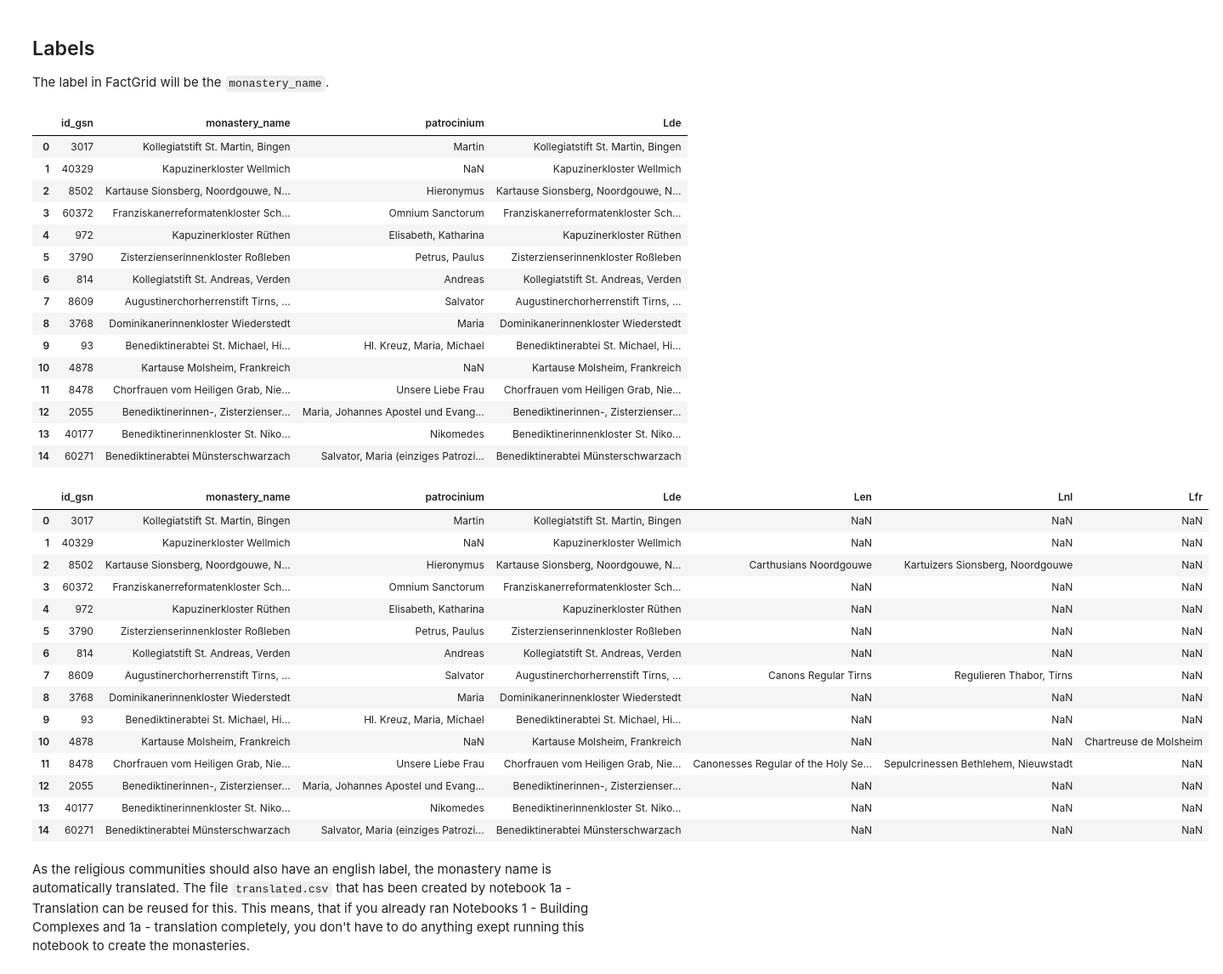
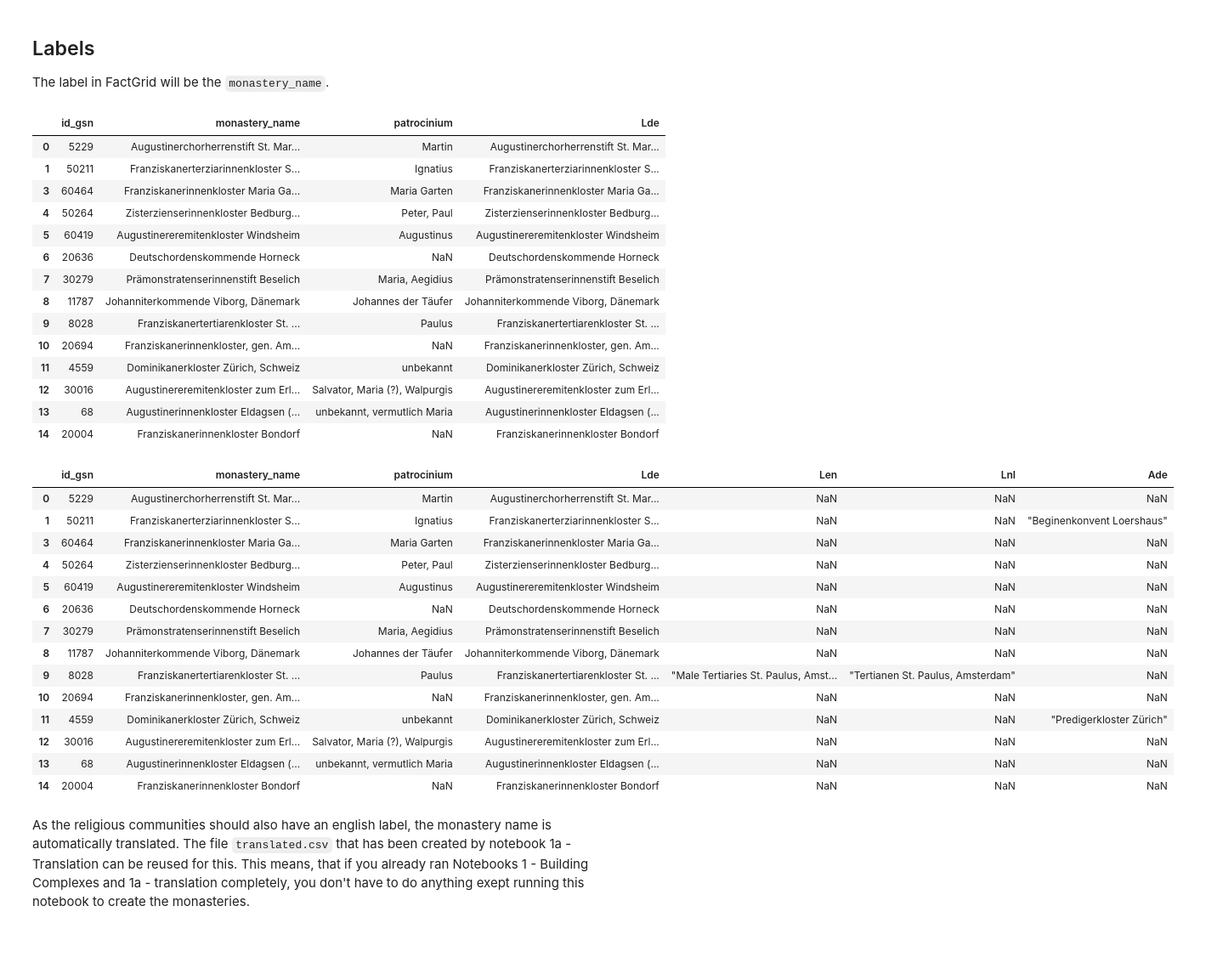
Before and after one commit to Germania-Sacra/DomVoc, a Jupyter notebook: 2 - Monasteries.ipynb, the cells around one changed output. Shown at 85% size. Cells and saved outputs as stored; diff of their text form; code cells hidden in the pictures; blank space fills up the shorter version.

```diff
--- a/2 - Monasteries.ipynb
+++ b/2 - Monasteries.ipynb
@@ -34,6 +34,7 @@ The next cell prepares the datasets for the workflow. First, the table `gs_monas
 monasteries_online = dataframes["gs_monastery"][dataframes["gs_monastery"]["status"] == "Online"]
 # Drop irrelevant columns
 prepared_df = monasteries_online[["id_gsn", "monastery_name", "patrocinium"]]
-prepared_df = prepared_df[~prepared_df["id_gsn"].isin(dataframes["monasteries_in_factgrid"]["KlosterdatenbankID"])]
+print(f'{len(prepared_df[prepared_df["id_gsn"].isin(dataframes["monasteries_in_factgrid"]["KlosterdatenbankID"].astype(int))])} monasteries already exist in FactGrid and are filtered out')
+prepared_df = prepared_df[~prepared_df["id_gsn"].isin(dataframes["monasteries_in_factgrid"]["KlosterdatenbankID"].astype(int))]
 prepared_df
 # %% [output]
@@ -62,47 +63,45 @@ prepared_df["Lde"] = prepared_df["monastery_name"]
 prepared_df
 # %% [output]
 |  | id_gsn | monastery_name | patrocinium | Lde |
-| 0 | 3017 | Kollegiatstift St. Martin, Bingen | Martin | Kollegiatstift St. Martin, Bingen |
-| 1 | 40329 | Kapuzinerkloster Wellmich | NaN | Kapuzinerkloster Wellmich |
-| 2 | 8502 | Kartause Sionsberg, Noordgouwe, N... | Hieronymus | Kartause Sionsberg, Noordgouwe, N... |
-| 3 | 60372 | Franziskanerreformatenkloster Sch... | Omnium Sanctorum | Franziskanerreformatenkloster Sch... |
-| 4 | 972 | Kapuzinerkloster Rüthen | Elisabeth, Katharina | Kapuzinerkloster Rüthen |
-| 5 | 3790 | Zisterzienserinnenkloster Roßleben | Petrus, Paulus | Zisterzienserinnenkloster Roßleben |
-| 6 | 814 | Kollegiatstift St. Andreas, Verden | Andreas | Kollegiatstift St. Andreas, Verden |
-| 7 | 8609 | Augustinerchorherrenstift Tirns, ... | Salvator | Augustinerchorherrenstift Tirns, ... |
-| 8 | 3768 | Dominikanerinnenkloster Wiederstedt | Maria | Dominikanerinnenkloster Wiederstedt |
-| 9 | 93 | Benediktinerabtei St. Michael, Hi... | Hl. Kreuz, Maria, Michael | Benediktinerabtei St. Michael, Hi... |
-| 10 | 4878 | Kartause Molsheim, Frankreich | NaN | Kartause Molsheim, Frankreich |
-| 11 | 8478 | Chorfrauen vom Heiligen Grab, Nie... | Unsere Liebe Frau | Chorfrauen vom Heiligen Grab, Nie... |
-| 12 | 2055 | Benediktinerinnen-, Zisterzienser... | Maria, Johannes Apostel und Evang... | Benediktinerinnen-, Zisterzienser... |
-| 13 | 40177 | Benediktinerinnenkloster St. Niko... | Nikomedes | Benediktinerinnenkloster St. Niko... |
-| 14 | 60271 | Benediktinerabtei Münsterschwarzach | Salvator, Maria (einziges Patrozi... | Benediktinerabtei Münsterschwarzach |
+| 0 | 5229 | Augustinerchorherrenstift St. Mar... | Martin | Augustinerchorherrenstift St. Mar... |
+| 1 | 50211 | Franziskanerterziarinnenkloster S... | Ignatius | Franziskanerterziarinnenkloster S... |
+| 3 | 60464 | Franziskanerinnenkloster Maria Ga... | Maria Garten | Franziskanerinnenkloster Maria Ga... |
+| 4 | 50264 | Zisterzienserinnenkloster Bedburg... | Peter, Paul | Zisterzienserinnenkloster Bedburg... |
+| 5 | 60419 | Augustinereremitenkloster Windsheim | Augustinus | Augustinereremitenkloster Windsheim |
+| 6 | 20636 | Deutschordenskommende Horneck | NaN | Deutschordenskommende Horneck |
+| 7 | 30279 | Prämonstratenserinnenstift Beselich | Maria, Aegidius | Prämonstratenserinnenstift Beselich |
+| 8 | 11787 | Johanniterkommende Viborg, Dänemark | Johannes der Täufer | Johanniterkommende Viborg, Dänemark |
+| 9 | 8028 | Franziskanertertiarenkloster St. ... | Paulus | Franziskanertertiarenkloster St. ... |
+| 10 | 20694 | Franziskanerinnenkloster, gen. Am... | NaN | Franziskanerinnenkloster, gen. Am... |
+| 11 | 4559 | Dominikanerkloster Zürich, Schweiz | unbekannt | Dominikanerkloster Zürich, Schweiz |
+| 12 | 30016 | Augustinereremitenkloster zum Erl... | Salvator, Maria (?), Walpurgis | Augustinereremitenkloster zum Erl... |
+| 13 | 68 | Augustinerinnenkloster Eldagsen (... | unbekannt, vermutlich Maria | Augustinerinnenkloster Eldagsen (... |
+| 14 | 20004 | Franziskanerinnenkloster Bondorf | NaN | Franziskanerinnenkloster Bondorf |
 # %%
 gs_alt_label_monastery = dataframes["gs_alt_label_monastery"]
 gs_alt_label_monastery = gs_alt_label_monastery[gs_alt_label_monastery["gsn_id"].isin(prepared_df["id_gsn"])]
 for index, row in gs_alt_label_monastery.iterrows():
     if f'L{row["lang"]}'not in prepared_df.columns.tolist() or pd.isna(prepared_df.loc[prepared_df["id_gsn"] == row["gsn_id"], f'L{row["lang"]}'].values[0]):
-        prepared_df.loc[prepared_df["id_gsn"] == row["gsn_id"], f'L{row["lang"]}'] = row["alt_label_monastery"]
+        prepared_df.loc[prepared_df["id_gsn"] == row["gsn_id"], f'L{row["lang"]}'] = f'\"{row["alt_label_monastery"]}\"' if not pd.isna(row["alt_label_monastery"]) else np.nan
     else:
-        prepared_df.loc[prepared_df["id_gsn"] == row["gsn_id"], f'A{row["lang"]}'] = row["alt_label_monastery"]
+        prepared_df.loc[prepared_df["id_gsn"] == row["gsn_id"], f'A{row["lang"]}'] = f'\"{row["alt_label_monastery"]}\"' if not pd.isna(row["alt_label_monastery"]) else np.nan
 prepared_df
 # %% [output]
-|  | id_gsn | monastery_name | patrocinium | Lde | Len | Lnl | Lfr |
-| 0 | 3017 | Kollegiatstift St. Martin, Bingen | Martin | Kollegiatstift St. Martin, Bingen | NaN | NaN | NaN |
-| 1 | 40329 | Kapuzinerkloster Wellmich | NaN | Kapuzinerkloster Wellmich | NaN | NaN | NaN |
-| 2 | 8502 | Kartause Sionsberg, Noordgouwe, N... | Hieronymus | Kartause Sionsberg, Noordgouwe, N... | Carthusians Noordgouwe | Kartuizers Sionsberg, Noordgouwe | NaN |
-| 3 | 60372 | Franziskanerreformatenkloster Sch... | Omnium Sanctorum | Franziskanerreformatenkloster Sch... | NaN | NaN | NaN |
-| 4 | 972 | Kapuzinerkloster Rüthen | Elisabeth, Katharina | Kapuzinerkloster Rüthen | NaN | NaN | NaN |
-| 5 | 3790 | Zisterzienserinnenkloster Roßleben | Petrus, Paulus | Zisterzienserinnenkloster Roßleben | NaN | NaN | NaN |
-| 6 | 814 | Kollegiatstift St. Andreas, Verden | Andreas | Kollegiatstift St. Andreas, Verden | NaN | NaN | NaN |
-| 7 | 8609 | Augustinerchorherrenstift Tirns, ... | Salvator | Augustinerchorherrenstift Tirns, ... | Canons Regular Tirns | Regulieren Thabor, Tirns | NaN |
-| 8 | 3768 | Dominikanerinnenkloster Wiederstedt | Maria | Dominikanerinnenkloster Wiederstedt | NaN | NaN | NaN |
-| 9 | 93 | Benediktinerabtei St. Michael, Hi... | Hl. Kreuz, Maria, Michael | Benediktinerabtei St. Michael, Hi... | NaN | NaN | NaN |
-| 10 | 4878 | Kartause Molsheim, Frankreich | NaN | Kartause Molsheim, Frankreich | NaN | NaN | Chartreuse de Molsheim |
-| 11 | 8478 | Chorfrauen vom Heiligen Grab, Nie... | Unsere Liebe Frau | Chorfrauen vom Heiligen Grab, Nie... | Canonesses Regular of the Holy Se... | Sepulcrinessen Bethlehem, Nieuwstadt | NaN |
-| 12 | 2055 | Benediktinerinnen-, Zisterzienser... | Maria, Johannes Apostel und Evang... | Benediktinerinnen-, Zisterzienser... | NaN | NaN | NaN |
-| 13 | 40177 | Benediktinerinnenkloster St. Niko... | Nikomedes | Benediktinerinnenkloster St. Niko... | NaN | NaN | NaN |
-| 14 | 60271 | Benediktinerabtei Münsterschwarzach | Salvator, Maria (einziges Patrozi... | Benediktinerabtei Münsterschwarzach | NaN | NaN | NaN |
+|  | id_gsn | monastery_name | patrocinium | Lde | Len | Lnl | Ade |
+| 0 | 5229 | Augustinerchorherrenstift St. Mar... | Martin | Augustinerchorherrenstift St. Mar... | NaN | NaN | NaN |
+| 1 | 50211 | Franziskanerterziarinnenkloster S... | Ignatius | Franziskanerterziarinnenkloster S... | NaN | NaN | "Beginenkonvent Loershaus" |
+| 3 | 60464 | Franziskanerinnenkloster Maria Ga... | Maria Garten | Franziskanerinnenkloster Maria Ga... | NaN | NaN | NaN |
+| 4 | 50264 | Zisterzienserinnenkloster Bedburg... | Peter, Paul | Zisterzienserinnenkloster Bedburg... | NaN | NaN | NaN |
+| 5 | 60419 | Augustinereremitenkloster Windsheim | Augustinus | Augustinereremitenkloster Windsheim | NaN | NaN | NaN |
+| 6 | 20636 | Deutschordenskommende Horneck | NaN | Deutschordenskommende Horneck | NaN | NaN | NaN |
+| 7 | 30279 | Prämonstratenserinnenstift Beselich | Maria, Aegidius | Prämonstratenserinnenstift Beselich | NaN | NaN | NaN |
+| 8 | 11787 | Johanniterkommende Viborg, Dänemark | Johannes der Täufer | Johanniterkommende Viborg, Dänemark | NaN | NaN | NaN |
+| 9 | 8028 | Franziskanertertiarenkloster St. ... | Paulus | Franziskanertertiarenkloster St. ... | "Male Tertiaries St. Paulus, Amst... | "Tertianen St. Paulus, Amsterdam" | NaN |
+| 10 | 20694 | Franziskanerinnenkloster, gen. Am... | NaN | Franziskanerinnenkloster, gen. Am... | NaN | NaN | NaN |
+| 11 | 4559 | Dominikanerkloster Zürich, Schweiz | unbekannt | Dominikanerkloster Zürich, Schweiz | NaN | NaN | "Predigerkloster Zürich" |
+| 12 | 30016 | Augustinereremitenkloster zum Erl... | Salvator, Maria (?), Walpurgis | Augustinereremitenkloster zum Erl... | NaN | NaN | NaN |
+| 13 | 68 | Augustinerinnenkloster Eldagsen (... | unbekannt, vermutlich Maria | Augustinerinnenkloster Eldagsen (... | NaN | NaN | NaN |
+| 14 | 20004 | Franziskanerinnenkloster Bondorf | NaN | Franziskanerinnenkloster Bondorf | NaN | NaN | NaN |
 # %% [markdown]
 As the religious communities should also have an english label, the monastery name is automatically translated. The file `translated.csv` that has been created by notebook 1a - Translation can be reused for this. This means, that if you already ran Notebooks 1 - Building Complexes and 1a - translation completely, you don't have to do anything exept running this notebook to create the monasteries.
 # %%
```
Also changed, not shown: parts of 6 cells of this notebook, 3 other files.
